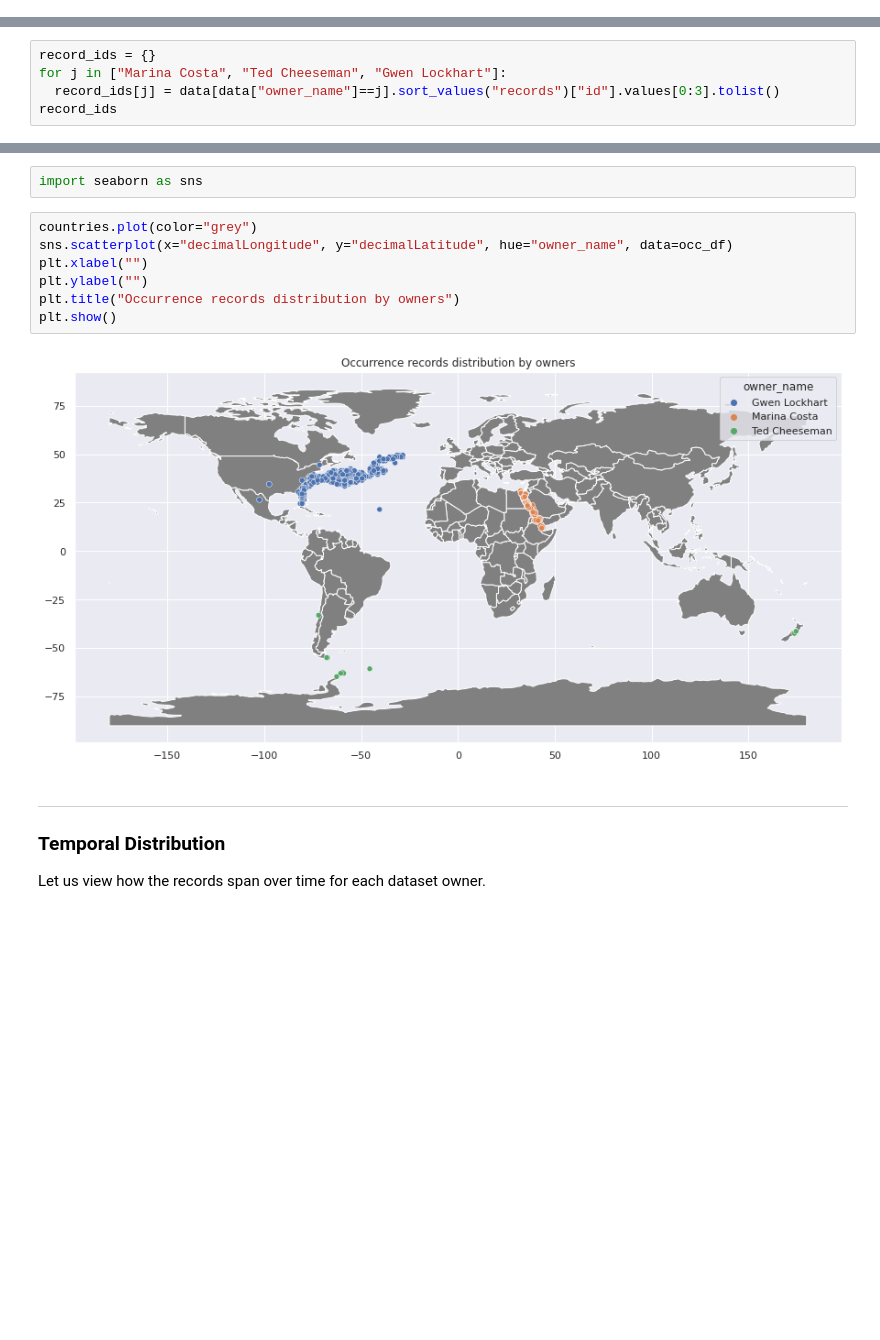
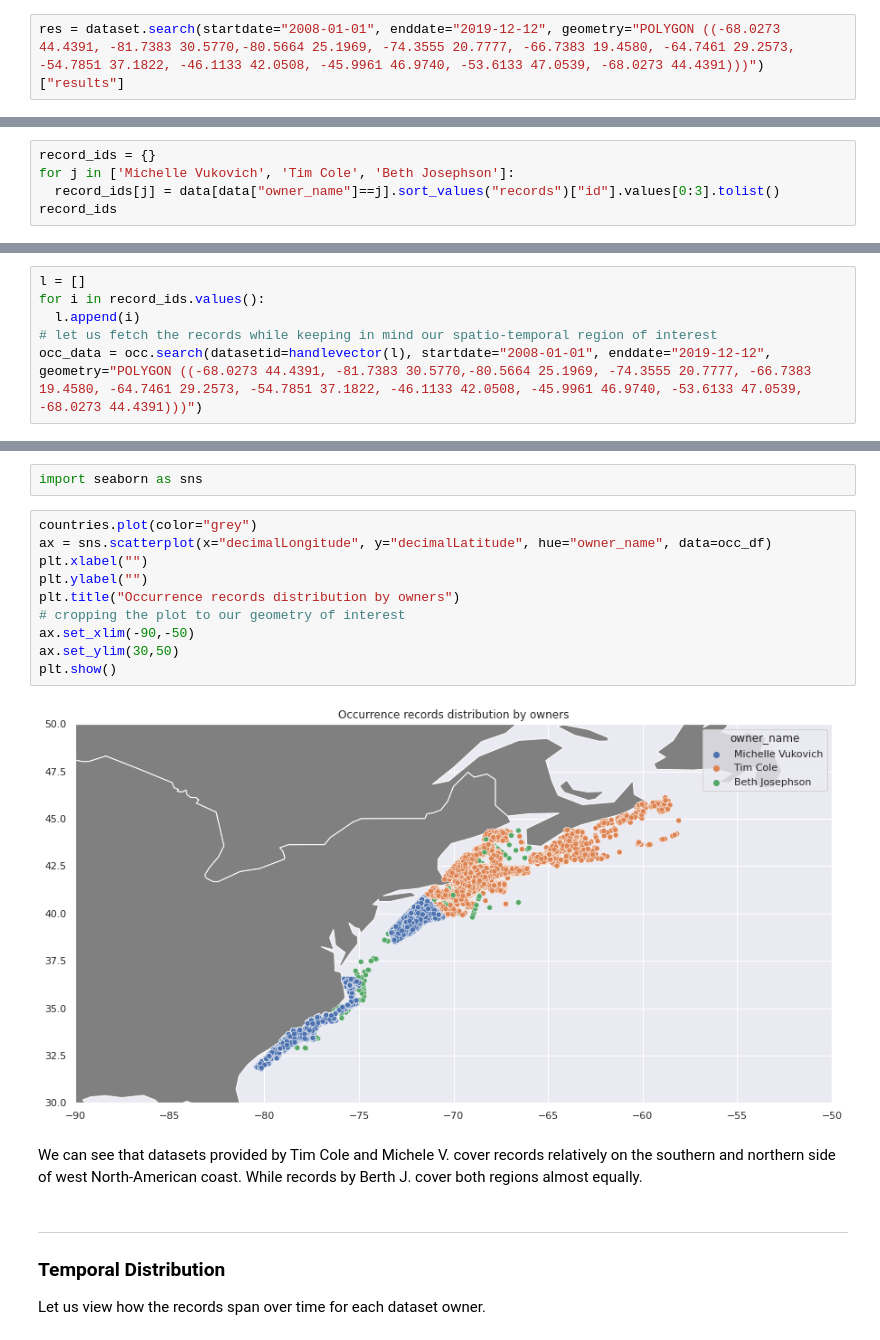
Before and after one commit to iobis/pyobis, a Jupyter notebook: notebooks/contributions_quantification.ipynb, the cells around one changed output, grey strips where cells are left out. Drawn from its saved outputs; the diff is of its cells as text; blank space fills up the shorter version.

Commit message:
update. updated pie chart, added geometry, updated gantt chart

```diff
--- a/notebooks/contributions_quantification.ipynb
+++ b/notebooks/contributions_quantification.ipynb
@@ -43,3 +43,5 @@ res = dataset.search(startdate="2017-01-01", enddate="2018-12-12")["results"]
+# %%
+res = dataset.search(startdate="2008-01-01", enddate="2019-12-12", geometry="POLYGON ((-68.0273 44.4391, -81.7383 30.5770,-80.5664 25.1969, -74.3555 20.7777, -66.7383 19.4580, -64.7461 29.2573, -54.7851 37.1822, -46.1133 42.0508, -45.9961 46.9740, -53.6133 47.0539, -68.0273 44.4391)))")["results"]
 # %% [markdown]
 Now we will convert this data into a pandas DataFrame.
 # %%
@@ -167,6 +169,6 @@ So the top 3 names are "Marina Costa", "Ted Cheeseman" and "Gwen Lockhart" (excl
 # %%
 record_ids = {}
-for j in ["Marina Costa", "Ted Cheeseman", "Gwen Lockhart"]:
+for j in ['Michelle Vukovich', 'Tim Cole', 'Beth Josephson']:
   record_ids[j] = data[data["owner_name"]==j].sort_values("records")["id"].values[0:3].tolist()
 record_ids
 # %% [output]
@@ -191,0 +190,6 @@ Fetched 1216 records.
+# %%
+l = []
+for i in record_ids.values():
+  l.append(i)
+# let us fetch the records while keeping in mind our spatio-temporal region of interest
+occ_data = occ.search(datasetid=handlevector(l), startdate="2008-01-01", enddate="2019-12-12", geometry="POLYGON ((-68.0273 44.4391, -81.7383 30.5770,-80.5664 25.1969, -74.3555 20.7777, -66.7383 19.4580, -64.7461 29.2573, -54.7851 37.1822, -46.1133 42.0508, -45.9961 46.9740, -53.6133 47.0539, -68.0273 44.4391)))")
@@ -263,13 +281,18 @@ countries = gpd.read_file(gpd.datasets.get_path("naturalearth_lowres"))
 import seaborn as sns
 # %%
 countries.plot(color="grey")
-sns.scatterplot(x="decimalLongitude", y="decimalLatitude", hue="owner_name", data=occ_df)
+ax = sns.scatterplot(x="decimalLongitude", y="decimalLatitude", hue="owner_name", data=occ_df)
 plt.xlabel("")
 plt.ylabel("")
 plt.title("Occurrence records distribution by owners")
+# cropping the plot to our geometry of interest
+ax.set_xlim(-90,-50)
+ax.set_ylim(30,50)
 plt.show()
 # %% [output]
-[figure, old version]
+[figure, new version]
+# %% [markdown]
+We can see that datasets provided by Tim Cole and Michele V. cover records relatively on the southern and northern side of west North-American coast. While records by Berth J. cover both regions almost equally.
 # %% [markdown]
 ----
 ### Temporal Distribution
```
Also changed, not shown: parts of 31 cells of this notebook.
